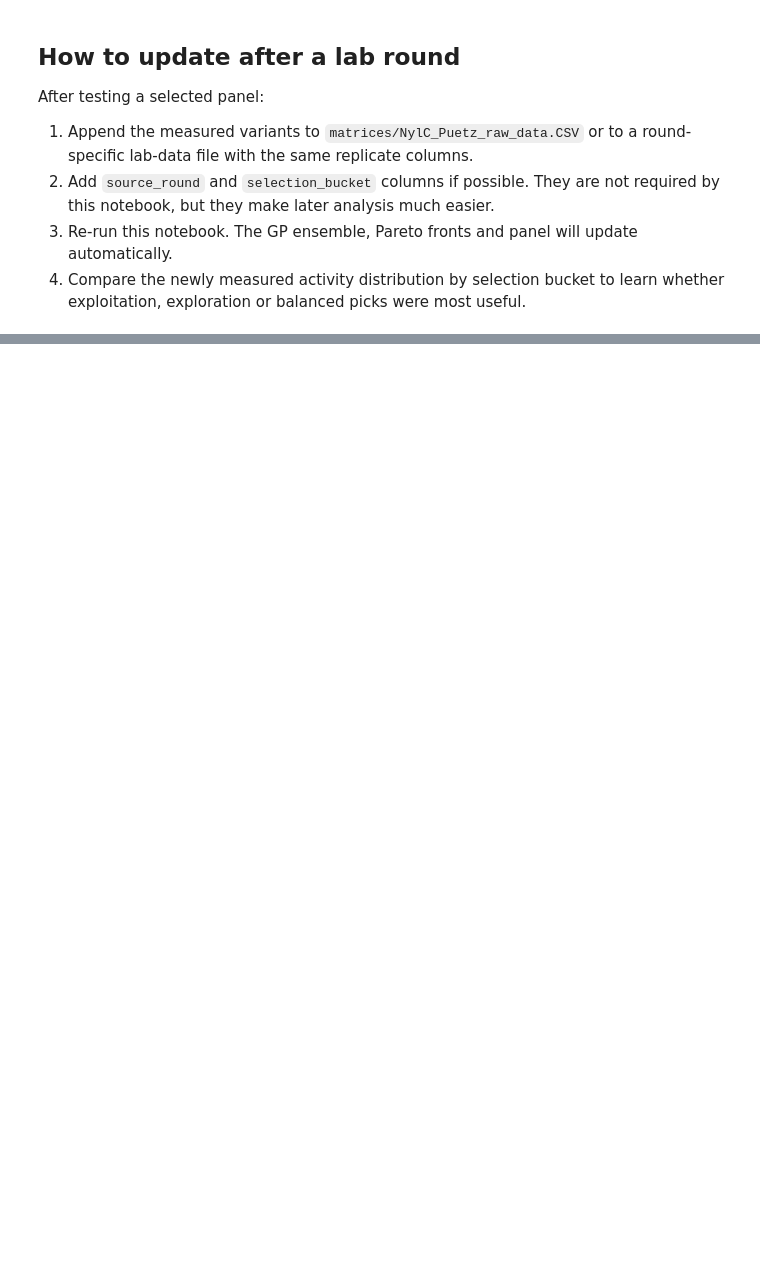
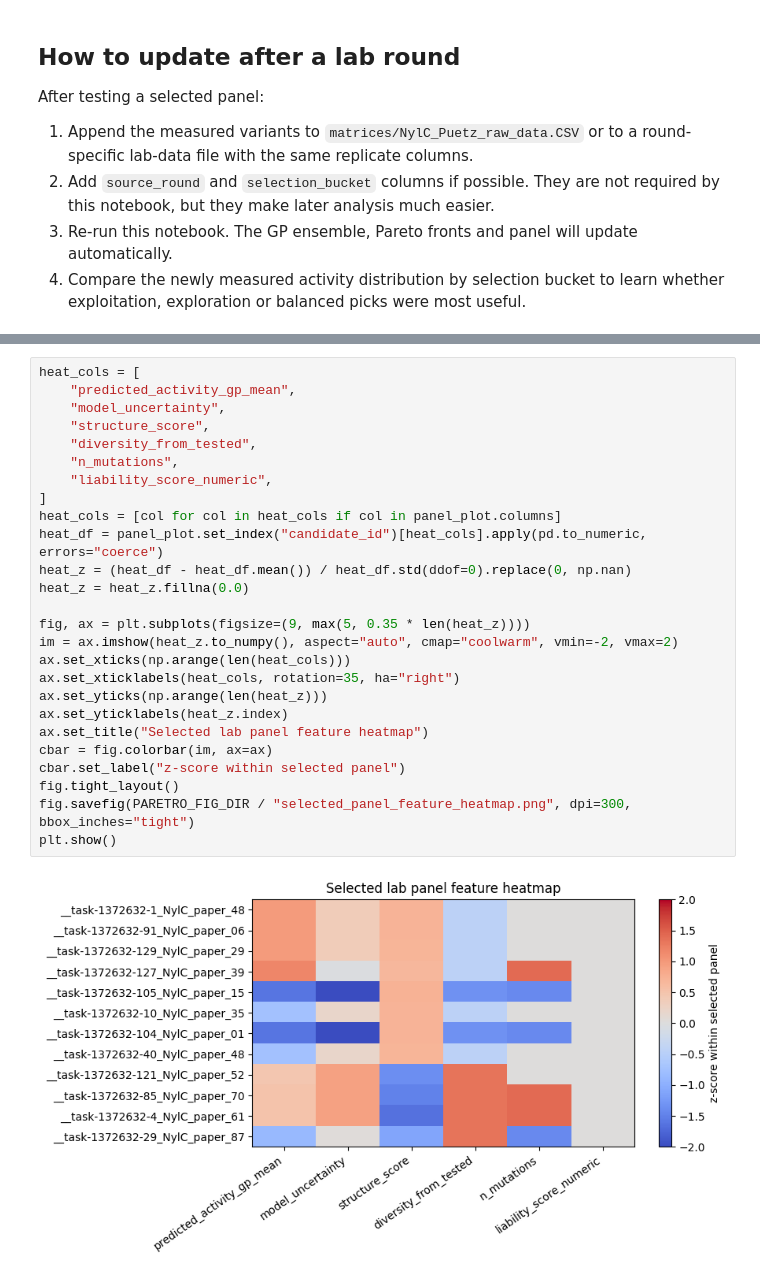
Before and after one commit to AJH305/nylon_md_features, a Jupyter notebook: Notebooks/04_Paretro.ipynb, the cells around one changed output, grey strips where cells are left out. Drawn from its saved outputs; the diff is of its cells as text; blank space fills up the shorter version.

```diff
--- a/Notebooks/04_Paretro.ipynb
+++ b/Notebooks/04_Paretro.ipynb
@@ -801,0 +1303,28 @@ After testing a selected panel:
+# %%
+heat_cols = [
+    "predicted_activity_gp_mean",
+    "model_uncertainty",
+    "structure_score",
+    "diversity_from_tested",
+    "n_mutations",
+    "liability_score_numeric",
+]
+heat_cols = [col for col in heat_cols if col in panel_plot.columns]
+heat_df = panel_plot.set_index("candidate_id")[heat_cols].apply(pd.to_numeric, errors="coerce")
+heat_z = (heat_df - heat_df.mean()) / heat_df.std(ddof=0).replace(0, np.nan)
+heat_z = heat_z.fillna(0.0)
+
+fig, ax = plt.subplots(figsize=(9, max(5, 0.35 * len(heat_z))))
+im = ax.imshow(heat_z.to_numpy(), aspect="auto", cmap="coolwarm", vmin=-2, vmax=2)
+ax.set_xticks(np.arange(len(heat_cols)))
+ax.set_xticklabels(heat_cols, rotation=35, ha="right")
+ax.set_yticks(np.arange(len(heat_z)))
+ax.set_yticklabels(heat_z.index)
+ax.set_title("Selected lab panel feature heatmap")
+cbar = fig.colorbar(im, ax=ax)
+cbar.set_label("z-score within selected panel")
+fig.tight_layout()
+fig.savefig(PARETRO_FIG_DIR / "selected_panel_feature_heatmap.png", dpi=300, bbox_inches="tight")
+plt.show()
+# %% [output]
+[figure, added]
```
Also changed, not shown: parts of 20 cells of this notebook, 27 other files.
